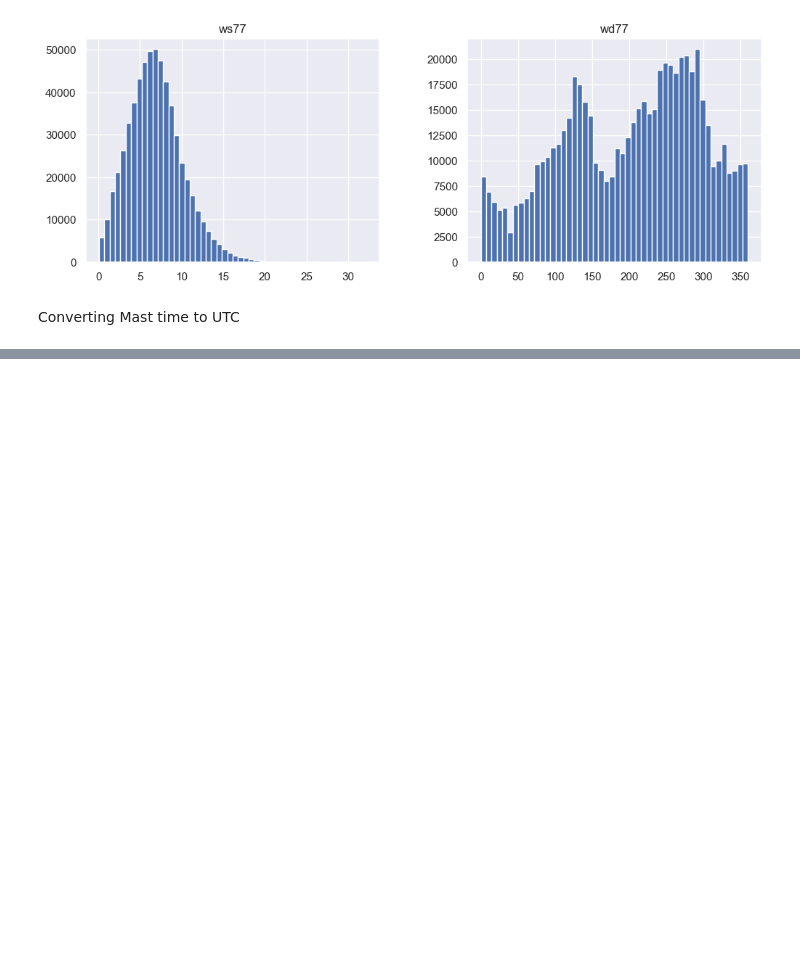
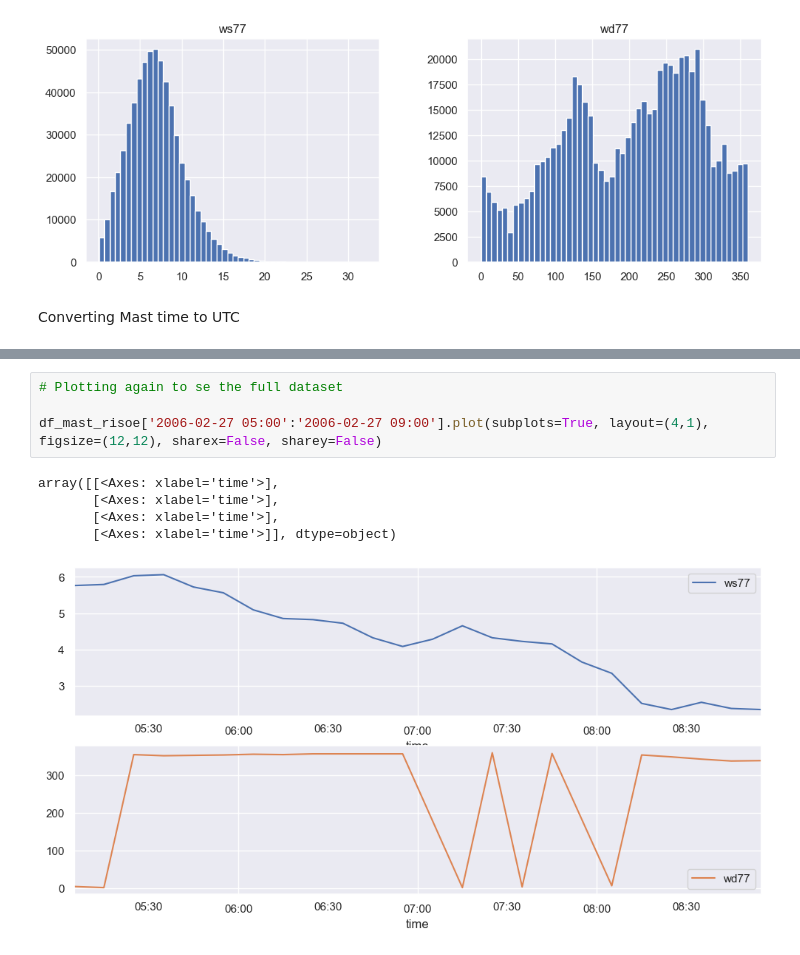
Before and after one commit to FullStackJoe/MAL_Course, a Jupyter notebook: Assignment_3/assignemt-3-jesper.ipynb, the cells around one changed output, grey strips where cells are left out. Saved outputs shown, nothing was run; the diff lists cells and outputs as text; blank space fills up the shorter version.

```diff
--- a/Assignment_3/assignemt-3-jesper.ipynb
+++ b/Assignment_3/assignemt-3-jesper.ipynb
@@ -369,0 +443,10 @@ Converting Mast time to UTC
+# %%
+# Plotting again to se the full dataset
+
+df_mast_risoe['2006-02-27 05:00':'2006-02-27 09:00'].plot(subplots=True, layout=(4,1), figsize=(12,12), sharex=False, sharey=False)
+# %% [output]
+array([[<Axes: xlabel='time'>],
+       [<Axes: xlabel='time'>],
+       [<Axes: xlabel='time'>],
+       [<Axes: xlabel='time'>]], dtype=object)
+[figure, added]
```
Also changed, not shown: parts of 48 cells of this notebook.
